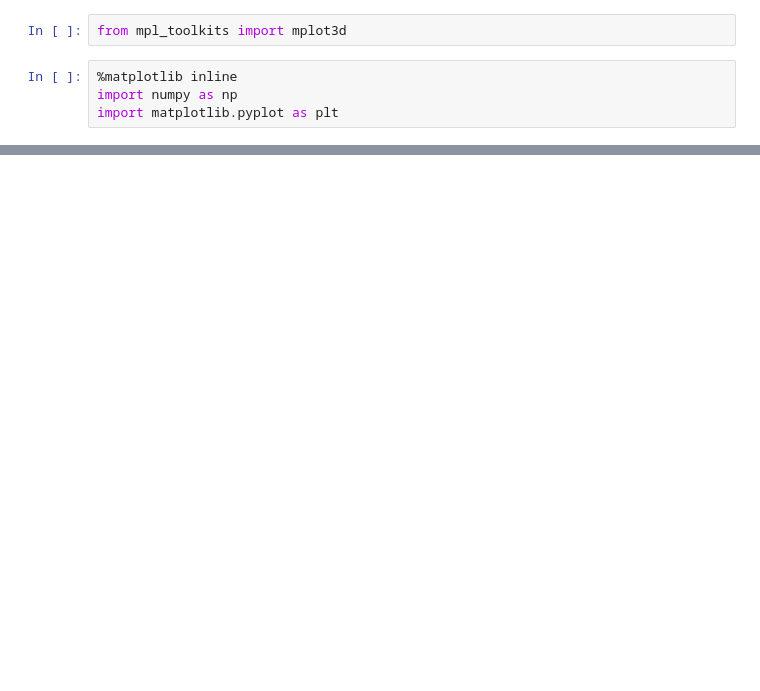
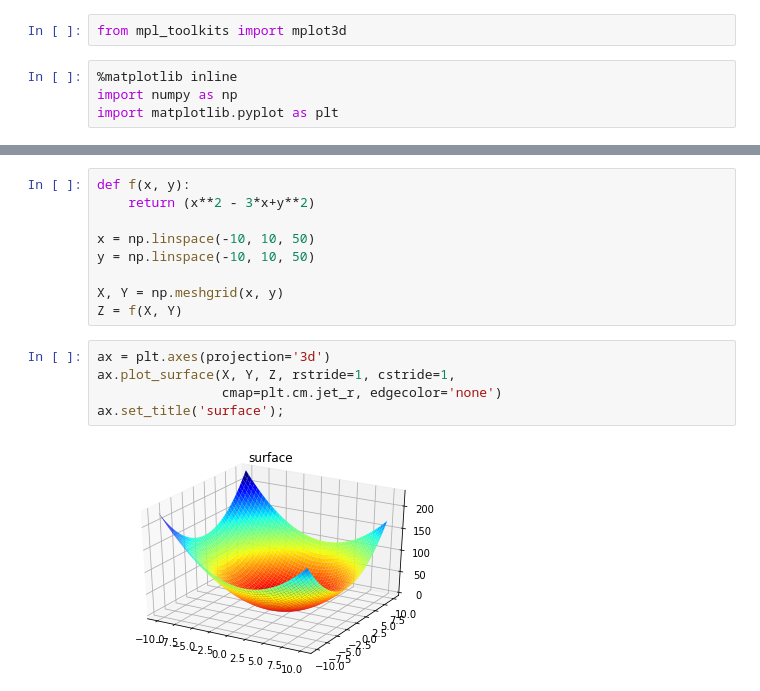
Before and after one commit to abhiyantaabhishek/tutorial, a Jupyter notebook: Gradient_exp.ipynb, the cells around one changed output, grey strips where cells are left out. Cells and saved outputs as stored; diff of their text form; blank space fills up the shorter version.

```diff
--- a/Gradient_exp.ipynb
+++ b/Gradient_exp.ipynb
@@ -47,0 +64,16 @@ ax.set_title('surface');
+# %%
+def f(x, y):
+    return (x**2 - 3*x+y**2)
+
+x = np.linspace(-10, 10, 50)
+y = np.linspace(-10, 10, 50)
+
+X, Y = np.meshgrid(x, y)
+Z = f(X, Y)
+# %%
+ax = plt.axes(projection='3d')
+ax.plot_surface(X, Y, Z, rstride=1, cstride=1,
+                cmap=plt.cm.jet_r, edgecolor='none')
+ax.set_title('surface');
+# %% [output]
+[figure, added]
```
Also changed, not shown: parts of 16 cells of this notebook.
